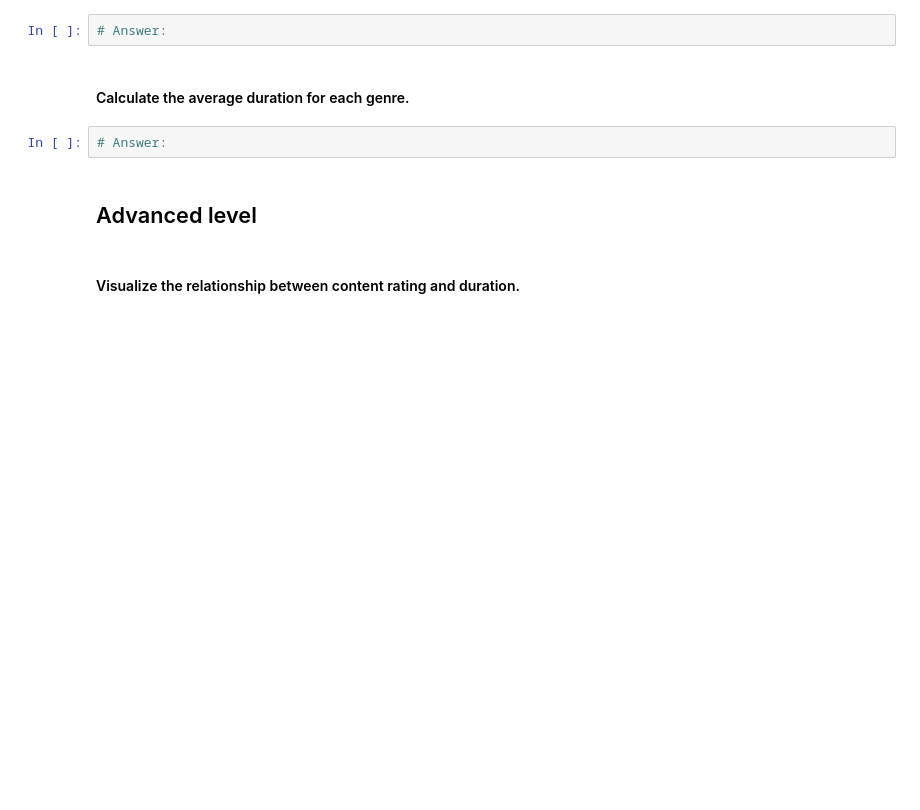
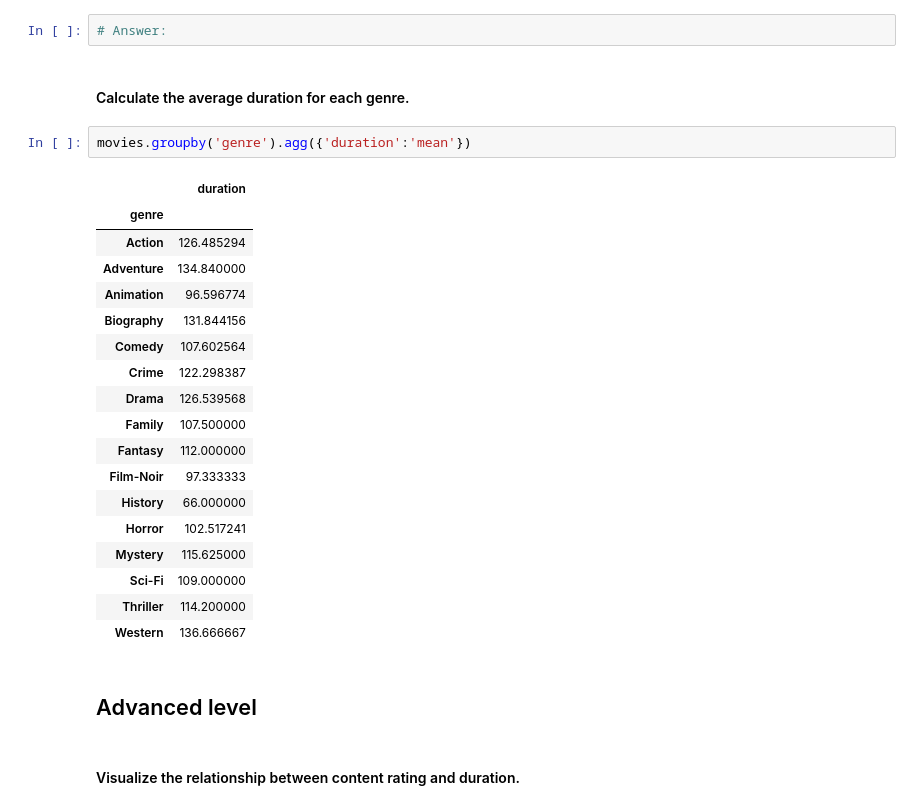
Before and after one commit to JimScheffel/jim_scheffel_unit2_project, a Jupyter notebook: imdb.ipynb, the cells around one changed output. Cells and saved outputs as stored; diff of their text form; blank space fills up the shorter version.

```diff
--- a/imdb.ipynb
+++ b/imdb.ipynb
@@ -148,8 +206,27 @@ Text(0.5, 1.0, 'Number of Movies per Rating')
 # Answer:
 # %% [markdown]
 #### Calculate the average duration for each genre.
-# %%
-# Answer:
+# %%
+movies.groupby('genre').agg({'duration':'mean'})
+# %% [output]
+|  | duration |
+| genre |  |
+| Action | 126.485294 |
+| Adventure | 134.840000 |
+| Animation | 96.596774 |
+| Biography | 131.844156 |
+| Comedy | 107.602564 |
+| Crime | 122.298387 |
+| Drama | 126.539568 |
+| Family | 107.500000 |
+| Fantasy | 112.000000 |
+| Film-Noir | 97.333333 |
+| History | 66.000000 |
+| Horror | 102.517241 |
+| Mystery | 115.625000 |
+| Sci-Fi | 109.000000 |
+| Thriller | 114.200000 |
+| Western | 136.666667 |
 # %% [markdown]
 ## Advanced level
 # %% [markdown]
```
Also changed, not shown: parts of 13 cells of this notebook.
